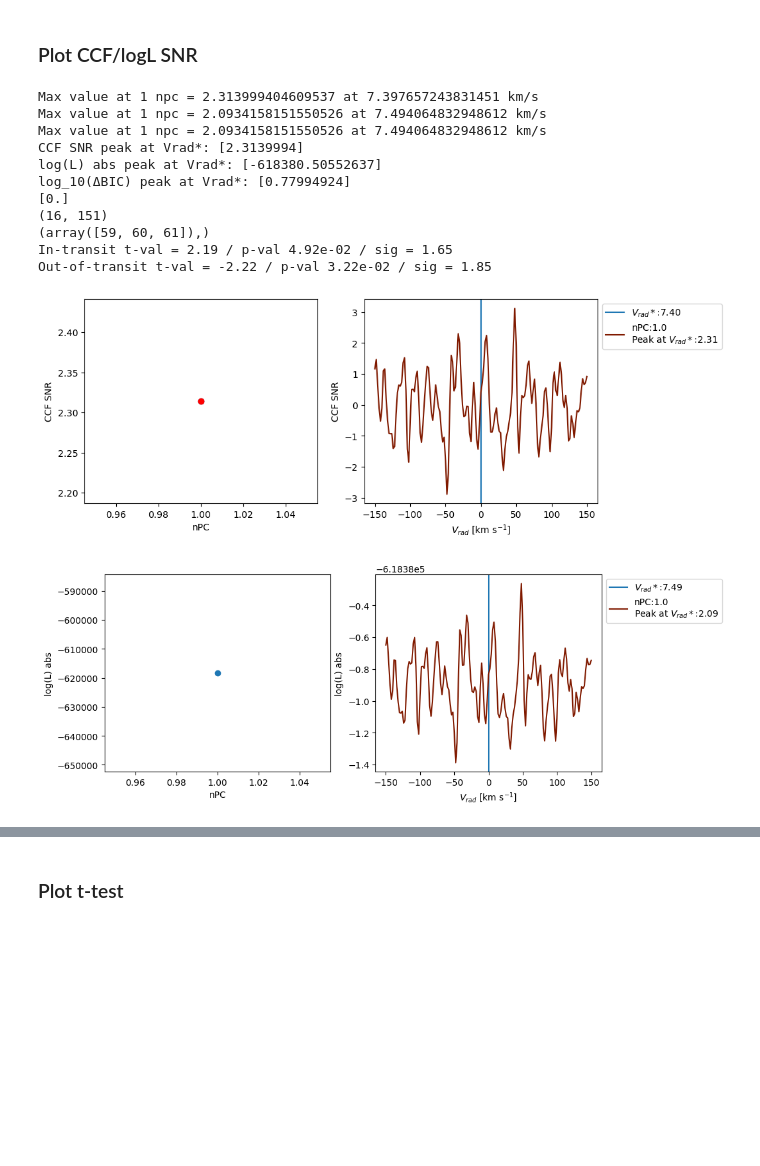
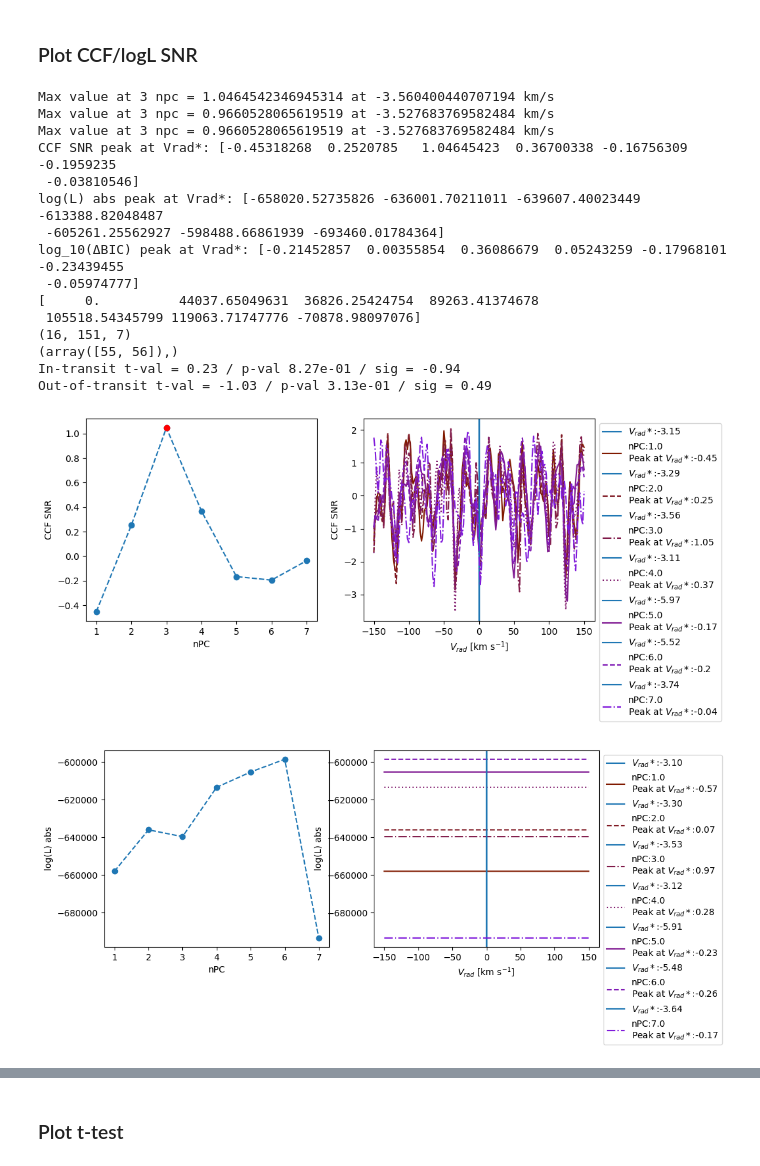
Before and after one commit to mathisbouffard/HRS_with_starships, a Jupyter notebook: HRS_analysis/SPIRou/Correlations.ipynb, the cells around one changed output, grey strips where cells are left out. Drawn from its saved outputs; the diff is of its cells as text; code cells hidden in the pictures; blank space fills up the shorter version.

Commit message:
Finished full reduction and CO2 correlation of 2020-09-26 visit.

```diff
--- a/HRS_analysis/SPIRou/Correlations.ipynb
+++ b/HRS_analysis/SPIRou/Correlations.ipynb
@@ -54,7 +54,7 @@ pl_obs=reload(pl_obs)
 # Planet parameters and reduction details
 pl_name = 'TRAPPIST-1 b'
 
-visit_name = '2020-09-20'
+visit_name = '2020-09-26'
 reduc_version = 'v001'
 instrument = "SPIRou"
 
@@ -67,7 +67,7 @@ e      = 0                  # eccentricity
 w      = 4.712389*u.rad     # argument of periapsis (equal to 270 degrees)
 
 # Mid-transit time (BJD) of this visit
-mid_tr = 2459112.91190288*u.d  # calculated from Agol et al. 2021
+mid_tr = 2459118.95517189*u.d  # calculated from Agol et al. 2021
 
 #-----------------------------------------------------------#
 
@@ -104,13 +104,13 @@ It became [4.712389] rad
 reduc_in_scratch = True  # the reductions are in the scratch directory (True) or in the home directory (False)
 
 # Indicate which reductions to use (sequence files)
-filename_list = ["sequence_1-pc_mask_wings97_data_trs_2020-09-20.npz",
-                 # "sequence_2-pc_mask_wings97_data_trs_2020-09-20.npz",
-                 # "sequence_3-pc_mask_wings97_data_trs_2020-09-20.npz",
-                 # "sequence_4-pc_mask_wings97_data_trs_2020-09-20.npz",
-                 # "sequence_5-pc_mask_wings97_data_trs_2020-09-20.npz",
-                 # "sequence_6-pc_mask_wings97_data_trs_2020-09-20.npz",
-                 # "sequence_7-pc_mask_wings97_data_trs_2020-09-20.npz",
+filename_list = ["sequence_1-pc_mask_wings97_data_trs_2020-09-26.npz",
+                 "sequence_2-pc_mask_wings97_data_trs_2020-09-26.npz",
+                 "sequence_3-pc_mask_wings97_data_trs_2020-09-26.npz",
+                 "sequence_4-pc_mask_wings97_data_trs_2020-09-26.npz",
+                 "sequence_5-pc_mask_wings97_data_trs_2020-09-26.npz",
+                 "sequence_6-pc_mask_wings97_data_trs_2020-09-26.npz",
+                 "sequence_7-pc_mask_wings97_data_trs_2020-09-26.npz",
                 ]
 #-----------------------------------------------------------#
 
@@ -218,7 +233,7 @@ Transmission
 #----------------------------------------------#
 # Indicate orders to use
 nb_orders = 49  # number of orders in reduction
-orders_to_delete = [[0,1,2,3,4], [11,12,13,14], [23,24,25], [37,38,39], [46,47,48]]  # indices of orders that should not be used
+orders_to_delete = [[0,1,2,3,4], [11,12,13], [23,24,25], [37,38,39], [46,47,48]]  # indices of orders that should not be used
 
 
 # 2019-06-14: delete [0,1,2,3,4], [11,12,13], [23,24,25], [37,38,39], [46,47,48]
@@ -226,45 +241,50 @@ orders_to_delete = [[0,1,2,3,4], [11,12,13,14], [23,24,25], [37,38,39], [46,47,4
 # 2020-08-04: delete [0,1,2,3,4], [11,12,13], [23,24,25], [35,37,38,39], [46,47,48]
 # 2020-09-08: delete [1,2,3,4], [11,12,13], [23,24,25], [37,38,39], [46,47,48]
 # 2020-09-20: delete [0,1,2,3,4], [11,12,13,14], [23,24,25], [37,38,39], [46,47,48]
+# 2020-09-26: delete [0,1,2,3,4], [11,12,13], [23,24,25], [37,38,39], [46,47,48]
 
 #----------------------------------------------#
 
 order_indices = np.arange(nb_orders)
 
 # Remove each element of orders_to_delete from array of orders
 for elem in orders_to_delete:
     order_indices = np.setdiff1d(order_indices, elem)
 
 n_pc_list = np.unique(n_pc_list)
 mask_wings_list = np.unique(mask_wings_list)
 
 id_pc0 = 0  # don't change
 
 # Plot all ccf and logl as a function of pc
 for mask_wings in mask_wings_list:
     ccf_maps_in = [all_ccf_map[(n_pc, mask_wings)] for n_pc in n_pc_list]
     ccf_maps_in = np.concatenate(ccf_maps_in, axis=-2)
     logl_maps_in = [all_logl_map[(n_pc, mask_wings)] for n_pc in n_pc_list]
     logl_maps_in = np.concatenate(logl_maps_in, axis=-2)
     obs = all_obs[(n_pc_list[0], mask_wings)]
 
     ccf_obj, logl_obj = cc.plot_ccflogl(obs, ccf_maps_in, logl_maps_in, corrRV0,
                                         Kp_array, n_pc_list, orders=order_indices, id_pc0=id_pc0)
 
 # # Print info about the plots
 # print("\nInformation about the plots:\n" + cc.plot_ccflogl.__doc__ + "\n" +
 #       Correlations.plot_multi_npca.__doc__ + "\n" + Correlations.plot_PRF.__doc__)
 # %% [output]
-Max value at 1 npc = 2.313999404609537 at 7.397657243831451 km/s
-Max value at 1 npc = 2.0934158151550526 at 7.494064832948612 km/s
-Max value at 1 npc = 2.0934158151550526 at 7.494064832948612 km/s
-CCF SNR peak at Vrad*: [2.3139994]
-log(L) abs peak at Vrad*: [-618380.50552637]
-log_10(ΔBIC) peak at Vrad*: [0.77994924]
-[0.]
-(16, 151)
-(array([59, 60, 61]),)
-In-transit t-val = 2.19 / p-val 4.92e-02 / sig = 1.65
-Out-of-transit t-val = -2.22 / p-val 3.22e-02 / sig = 1.85
+Max value at 3 npc = 1.0464542346945314 at -3.560400440707194 km/s
+Max value at 3 npc = 0.9660528065619519 at -3.527683769582484 km/s
+Max value at 3 npc = 0.9660528065619519 at -3.527683769582484 km/s
+CCF SNR peak at Vrad*: [-0.45318268  0.2520785   1.04645423  0.36700338 -0.16756309 -0.1959235
+ -0.03810546]
+log(L) abs peak at Vrad*: [-658020.52735826 -636001.70211011 -639607.40023449 -613388.82048487
+ -605261.25562927 -598488.66861939 -693460.01784364]
+log_10(ΔBIC) peak at Vrad*: [-0.21452857  0.00355854  0.36086679  0.05243259 -0.17968101 -0.23439455
+ -0.05974777]
+[     0.          44037.65049631  36826.25424754  89263.41374678
+ 105518.54345799 119063.71747776 -70878.98097076]
+(16, 151, 7)
+(array([55, 56]),)
+In-transit t-val = 0.23 / p-val 8.27e-01 / sig = -0.94
+Out-of-transit t-val = -1.03 / p-val 3.13e-01 / sig = 0.49
-[figure, old version]
+[figure, new version]
-[figure, old version]
+[figure, new version]
```
Also changed, not shown: parts of 8 cells of this notebook, 2 other files.
